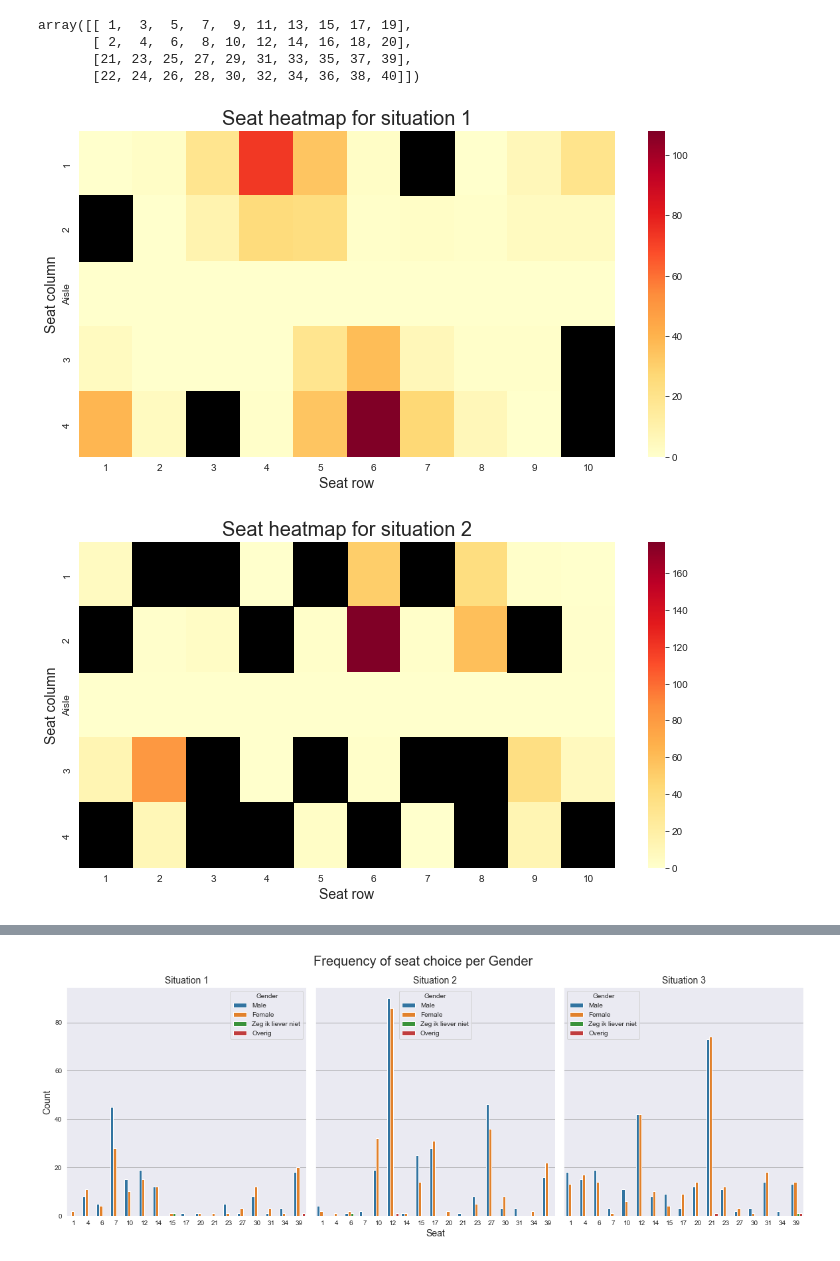
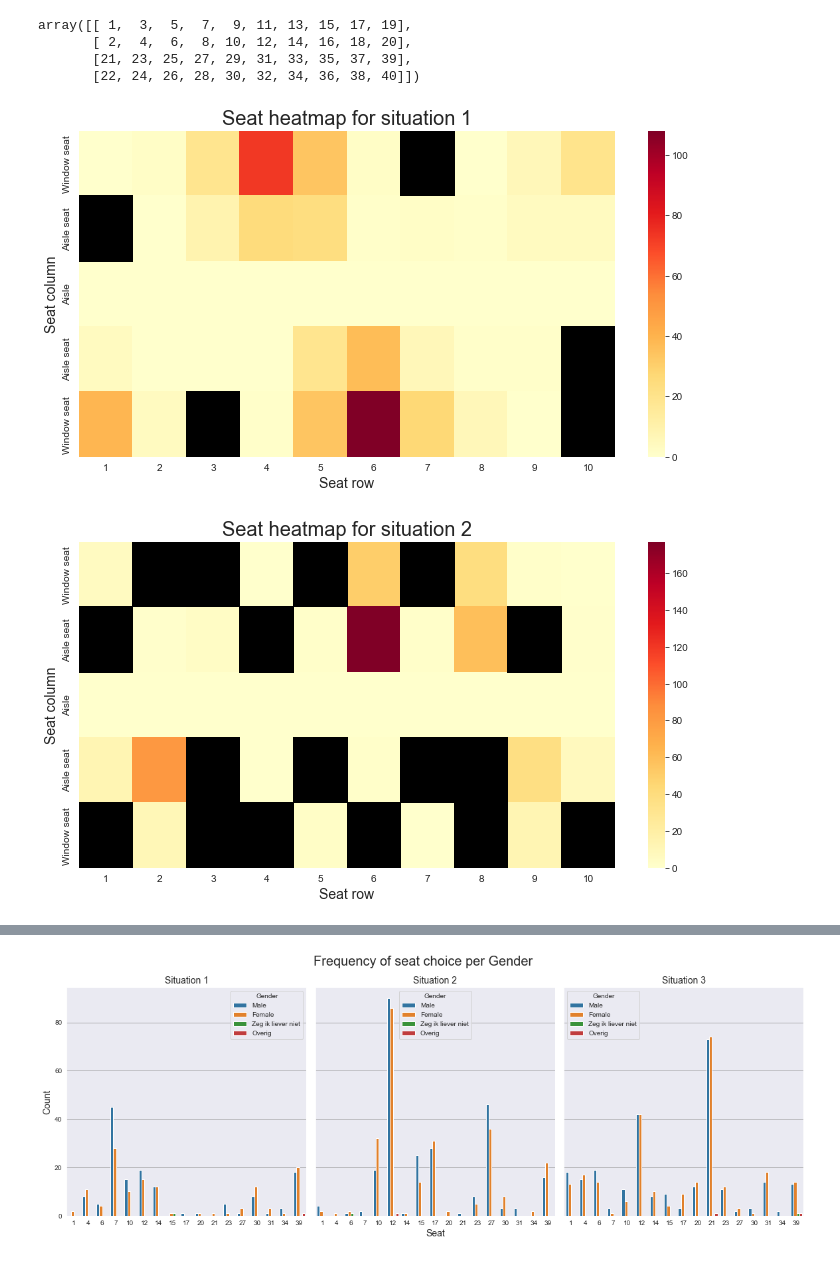
Before and after one commit to davidmatheus002/assignment_4, a Jupyter notebook: Choice modelling.ipynb, the cells around one changed output, grey strips where cells are left out. Drawn from its saved outputs; the diff is of its cells as text; code cells hidden in the pictures.

Commit message:
Update heatmaps

```diff
--- a/Choice modelling.ipynb
+++ b/Choice modelling.ipynb
@@ -121,24 +121,24 @@ def make_taken_array(seats, taken_list):
 # %%
 dicts = [dict_sit1, dict_sit2, dict_sit3]
 taken_arrays = [taken_sit_1, taken_sit_2, taken_sit_3]
 
 for index in range(len(dicts)):
     situation = index + 1
     counts_array = make_count_array(grid, dicts[index])
     taken_array = make_taken_array(grid, taken_arrays[index])
 
     fig, ax = plt.subplots(1, 1, figsize=(12,6))
     sns.heatmap(data=counts_array, ax=ax, cmap='YlOrRd')
     sns.heatmap(data=taken_array, mask=taken_array==0, cmap='gist_gray', cbar=False, ax=ax)
-    columns = ['1', '2', 'Aisle', '3', '4']
+    columns = ['Window seat', 'Aisle seat', 'Aisle', 'Aisle seat', 'Window seat']
     rows = [str(i+1) for i in range(len(dicts[index]))]
     ax.set_title(f'Seat heatmap for situation {situation}', fontsize=20)
     ax.set_xlabel('Seat row', fontsize=14)
     ax.set_ylabel('Seat column', fontsize=14)
     ax.set_xticklabels(rows)
     ax.set_yticklabels(columns)
 
     fig.savefig(f'figures/heatmap_situation_{situation}.png')
 # %% [output]
-[figure, old version]
+[figure, new version]
-[figure, old version]
+[figure, new version]
```
Also changed, not shown: parts of 1 cell of this notebook, 3 other files.
